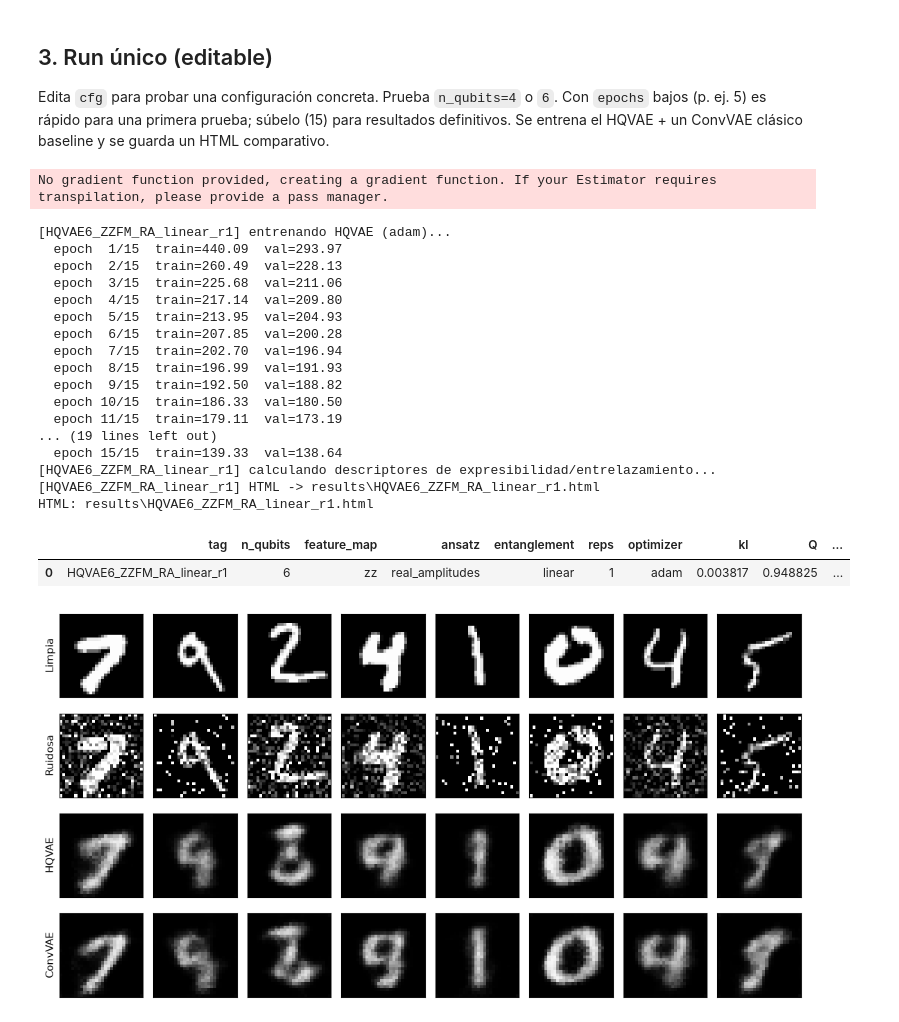
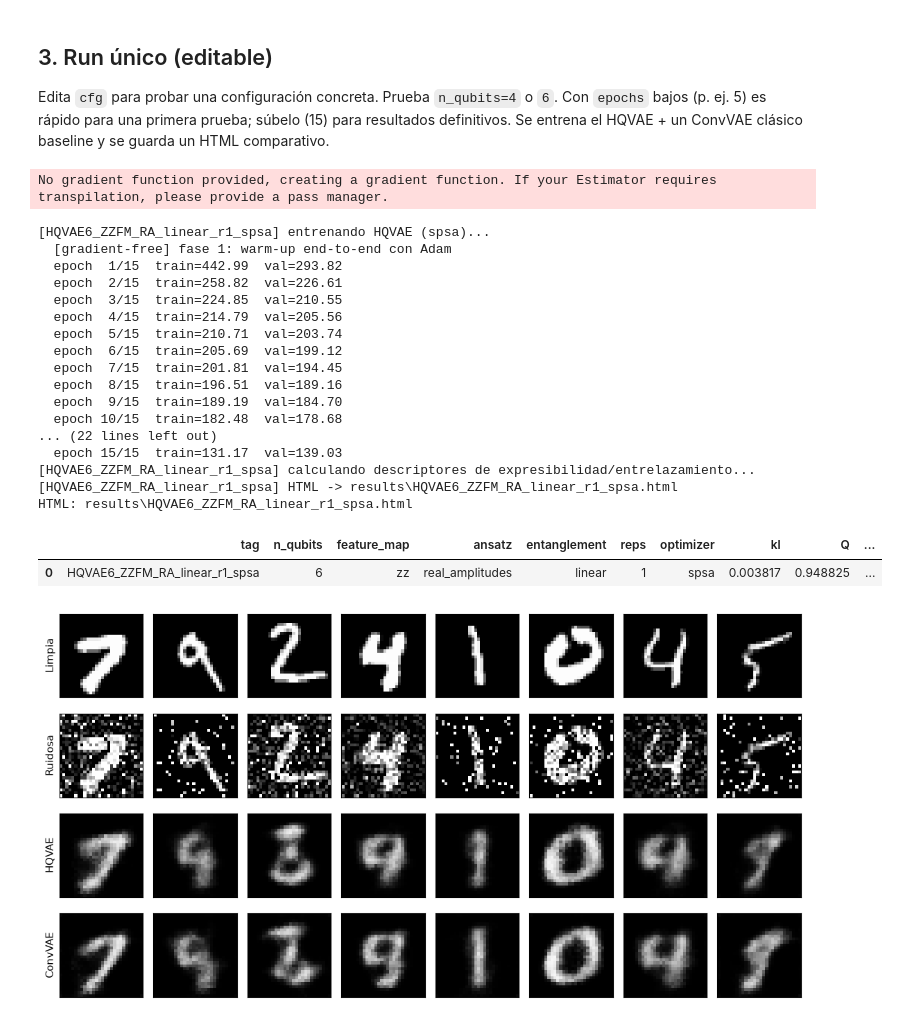
Before and after one commit to SERGI0HERREROS/mixed-noise-hybrid-qml, a Jupyter notebook: test-hqvae/test_hqvae.ipynb, the cells around one changed output. Saved outputs shown, nothing was run; the diff lists cells and outputs as text; code cells hidden in the pictures.

Commit message:
experiment-2 tested (spsa, seed 43)

```diff
--- a/test-hqvae/test_hqvae.ipynb
+++ b/test-hqvae/test_hqvae.ipynb
@@ -69,42 +73,42 @@ Edita `cfg` para probar una configuración concreta. Prueba `n_qubits=4` o `6`.
 # %%
 cfg = hl.HQVAEConfig(
     n_qubits=6,                 # prueba 4 o 6
     feature_map='zz',           # 'zz' | 'pauli'
     ansatz='real_amplitudes',   # 'real_amplitudes' | 'efficient_su2'
     fm_entanglement='full',
     ansatz_entanglement='linear',
     reps=1,
     latent_dim=8,
     beta=0.5,
     epochs=15,                   # 15 para el resultado final
     lr=1e-3,
-    optimizer='adam',           # adam|adamw|sgd|rmsprop|lbfgs|cobyla|spsa
+    optimizer='spsa',           # adam|adamw|sgd|rmsprop|lbfgs|cobyla|spsa
 )
 
 out = hl.run_config(cfg, loaders, device=DEVICE, results_dir=RESULTS_DIR)
 print('HTML:', out['html'])
 pd.DataFrame([out['row']])
 # %% [output]
 No gradient function provided, creating a gradient function. If your Estimator requires transpilation, please provide a pass manager.
-[HQVAE6_ZZFM_RA_linear_r1] entrenando HQVAE (adam)...
-  epoch  1/15  train=440.09  val=293.97
-  epoch  2/15  train=260.49  val=228.13
-  epoch  3/15  train=225.68  val=211.06
-  epoch  4/15  train=217.14  val=209.80
-  epoch  5/15  train=213.95  val=204.93
-  epoch  6/15  train=207.85  val=200.28
-  epoch  7/15  train=202.70  val=196.94
-  epoch  8/15  train=196.99  val=191.93
-  epoch  9/15  train=192.50  val=188.82
-  epoch 10/15  train=186.33  val=180.50
-  epoch 11/15  train=179.11  val=173.19
-... (19 lines left out)
-  epoch 15/15  train=139.33  val=138.64
-[HQVAE6_ZZFM_RA_linear_r1] calculando descriptores de expresibilidad/entrelazamiento...
-[HQVAE6_ZZFM_RA_linear_r1] HTML -> results\HQVAE6_ZZFM_RA_linear_r1.html
-HTML: results\HQVAE6_ZZFM_RA_linear_r1.html
+[HQVAE6_ZZFM_RA_linear_r1_spsa] entrenando HQVAE (spsa)...
+  [gradient-free] fase 1: warm-up end-to-end con Adam
+  epoch  1/15  train=442.99  val=293.82
+  epoch  2/15  train=258.82  val=226.61
+  epoch  3/15  train=224.85  val=210.55
+  epoch  4/15  train=214.79  val=205.56
+  epoch  5/15  train=210.71  val=203.74
+  epoch  6/15  train=205.69  val=199.12
+  epoch  7/15  train=201.81  val=194.45
+  epoch  8/15  train=196.51  val=189.16
+  epoch  9/15  train=189.19  val=184.70
+  epoch 10/15  train=182.48  val=178.68
+... (22 lines left out)
+  epoch 15/15  train=131.17  val=139.03
+[HQVAE6_ZZFM_RA_linear_r1_spsa] calculando descriptores de expresibilidad/entrelazamiento...
+[HQVAE6_ZZFM_RA_linear_r1_spsa] HTML -> results\HQVAE6_ZZFM_RA_linear_r1_spsa.html
+HTML: results\HQVAE6_ZZFM_RA_linear_r1_spsa.html
 |  | tag | n_qubits | feature_map | ansatz | entanglement | reps | optimizer | kl | Q | ... |
-| 0 | HQVAE6_ZZFM_RA_linear_r1 | 6 | zz | real_amplitudes | linear | 1 | adam | 0.003817 | 0.948825 | ... |
+| 0 | HQVAE6_ZZFM_RA_linear_r1_spsa | 6 | zz | real_amplitudes | linear | 1 | spsa | 0.003817 | 0.948825 | ... |
 # %%
 # reconstrucciones inline (Limpia / Ruidosa / HQVAE / ConvVAE)
 _ = hl.fig_reconstruction_grid(out['hqvae'], out['vae'], test_ds, n=8, device=DEVICE)
```
Also changed, not shown: parts of 2 cells of this notebook, 12 other files.
